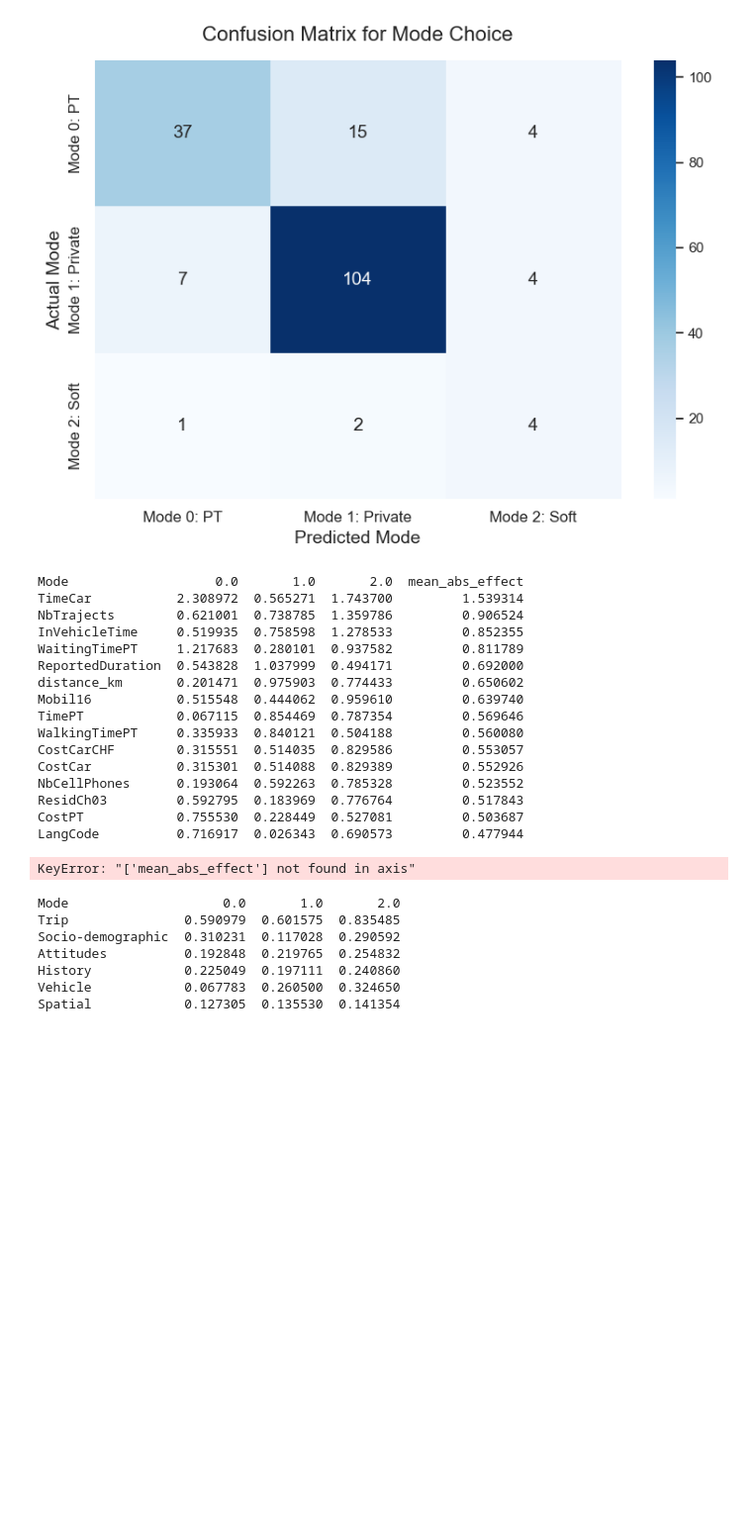
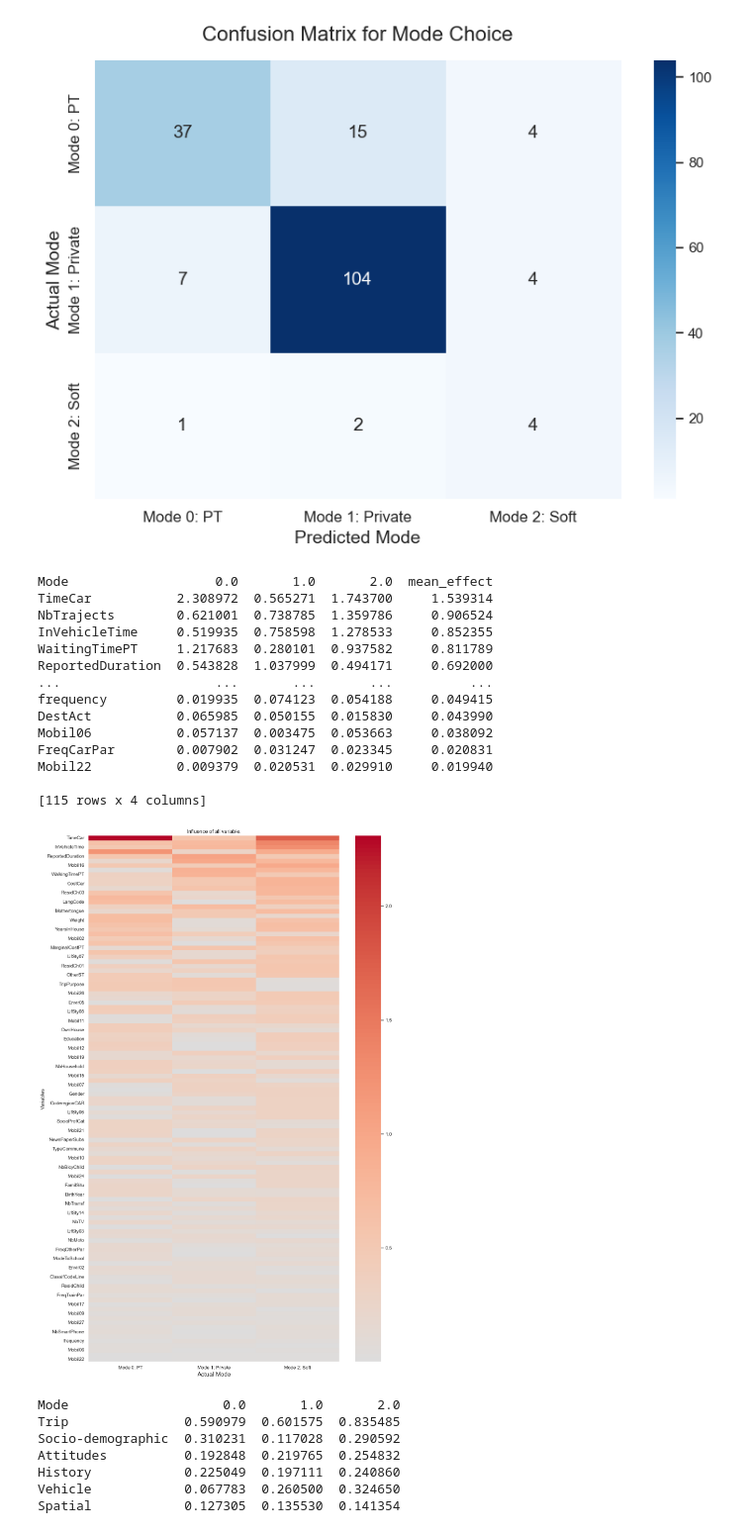
Before and after one commit to wendyqxc/MachineLearningModeChoiceGroup6, a Jupyter notebook: Global_regression_structured.ipynb, the cells around one changed output. Shown at 99% size. Cells and saved outputs as stored; diff of their text form; code cells hidden in the pictures; blank space fills up the shorter version.

```diff
--- a/Global_regression_structured.ipynb
+++ b/Global_regression_structured.ipynb
@@ -117,57 +130,61 @@ feature_names = X.columns
 # Coefficients ophalen
 coef = model.coef_
 
-# Dataframe maken
+# Create dataframe
 coef_df = pd.DataFrame(coef, columns=feature_names)
 
-# Voeg mode labels toe
+# Add mode labels
 coef_df['Mode'] = model.classes_
 
-# Zet Mode als index
+# Set Mode as index
 coef_df = coef_df.set_index('Mode')
 
-# Transpose (variabelen onder elkaar)
+# Transpose
 coef_df_T = coef_df.T
 
-# on/ of to take abs values
-coef_df_abs = coef_df_T.abs()
+# choose one for normal, two for abs value
+#coef_used = coef_df_T.copy()
+coef_used = coef_df_T.abs()
 
-# Gemiddelde absolute impact berekenen
-coef_df_abs['mean_abs_effect'] = coef_df_abs.mean(axis=1)
-coef_df_abs = coef_df_abs.sort_values(by='mean_abs_effect', ascending=False)
+# impact average
+coef_used['mean_effect'] = coef_used.mean(axis=1)
 
-print(coef_df_abs.head(15))
+# Sort
+coef_used = coef_used.sort_values(by='mean_effect', ascending=False)
+
+print(coef_used)
 # %% [output]
-Mode                   0.0       1.0       2.0  mean_abs_effect
-TimeCar           2.308972  0.565271  1.743700         1.539314
-NbTrajects        0.621001  0.738785  1.359786         0.906524
-InVehicleTime     0.519935  0.758598  1.278533         0.852355
-WaitingTimePT     1.217683  0.280101  0.937582         0.811789
-ReportedDuration  0.543828  1.037999  0.494171         0.692000
-distance_km       0.201471  0.975903  0.774433         0.650602
-Mobil16           0.515548  0.444062  0.959610         0.639740
-TimePT            0.067115  0.854469  0.787354         0.569646
-WalkingTimePT     0.335933  0.840121  0.504188         0.560080
-CostCarCHF        0.315551  0.514035  0.829586         0.553057
-CostCar           0.315301  0.514088  0.829389         0.552926
-NbCellPhones      0.193064  0.592263  0.785328         0.523552
-ResidCh03         0.592795  0.183969  0.776764         0.517843
-CostPT            0.755530  0.228449  0.527081         0.503687
-LangCode          0.716917  0.026343  0.690573         0.477944
+Mode                   0.0       1.0       2.0  mean_effect
+TimeCar           2.308972  0.565271  1.743700     1.539314
+NbTrajects        0.621001  0.738785  1.359786     0.906524
+InVehicleTime     0.519935  0.758598  1.278533     0.852355
+WaitingTimePT     1.217683  0.280101  0.937582     0.811789
+ReportedDuration  0.543828  1.037999  0.494171     0.692000
+...                    ...       ...       ...          ...
+frequency         0.019935  0.074123  0.054188     0.049415
+DestAct           0.065985  0.050155  0.015830     0.043990
+Mobil06           0.057137  0.003475  0.053663     0.038092
+FreqCarPar        0.007902  0.031247  0.023345     0.020831
+Mobil22           0.009379  0.020531  0.029910     0.019940
+
+[115 rows x 4 columns]
 # %%
-all_features = coef_df_T.drop(columns=['mean_abs_effect'])
-all_features_sorted = all_features.loc[coef_df_T.index]
+# Drop mean kolom
+all_features = coef_used.drop(columns=['mean_effect'], errors='ignore')
 
-# Maak heatmap
-plt.figure(figsize=(12, 18))  # groter maken want veel variabelen
-sns.heatmap(all_features_sorted, cmap='coolwarm', center=0)
+plt.figure(figsize=(12, 18))
 
-plt.title("Invloed van alle variabelen op vervoerskeuze", fontsize=14)
-plt.xlabel("Vervoersmodus")
-plt.ylabel("Variabelen")
+sns.heatmap(all_features,
+            cmap='coolwarm',
+            center=0,
+            xticklabels=['Mode 0: PT', 'Mode 1: Private', 'Mode 2: Soft'])
+
+plt.title("Influence of all variable.")
+plt.xlabel('Actual Mode', fontsize=14)
+plt.ylabel("Variables")
 
 plt.tight_layout()
 plt.show()
 # %% [output]
-KeyError: "['mean_abs_effect'] not found in axis"
+[figure, added]
 # %%
```
Also changed, not shown: parts of 9 cells of this notebook.
